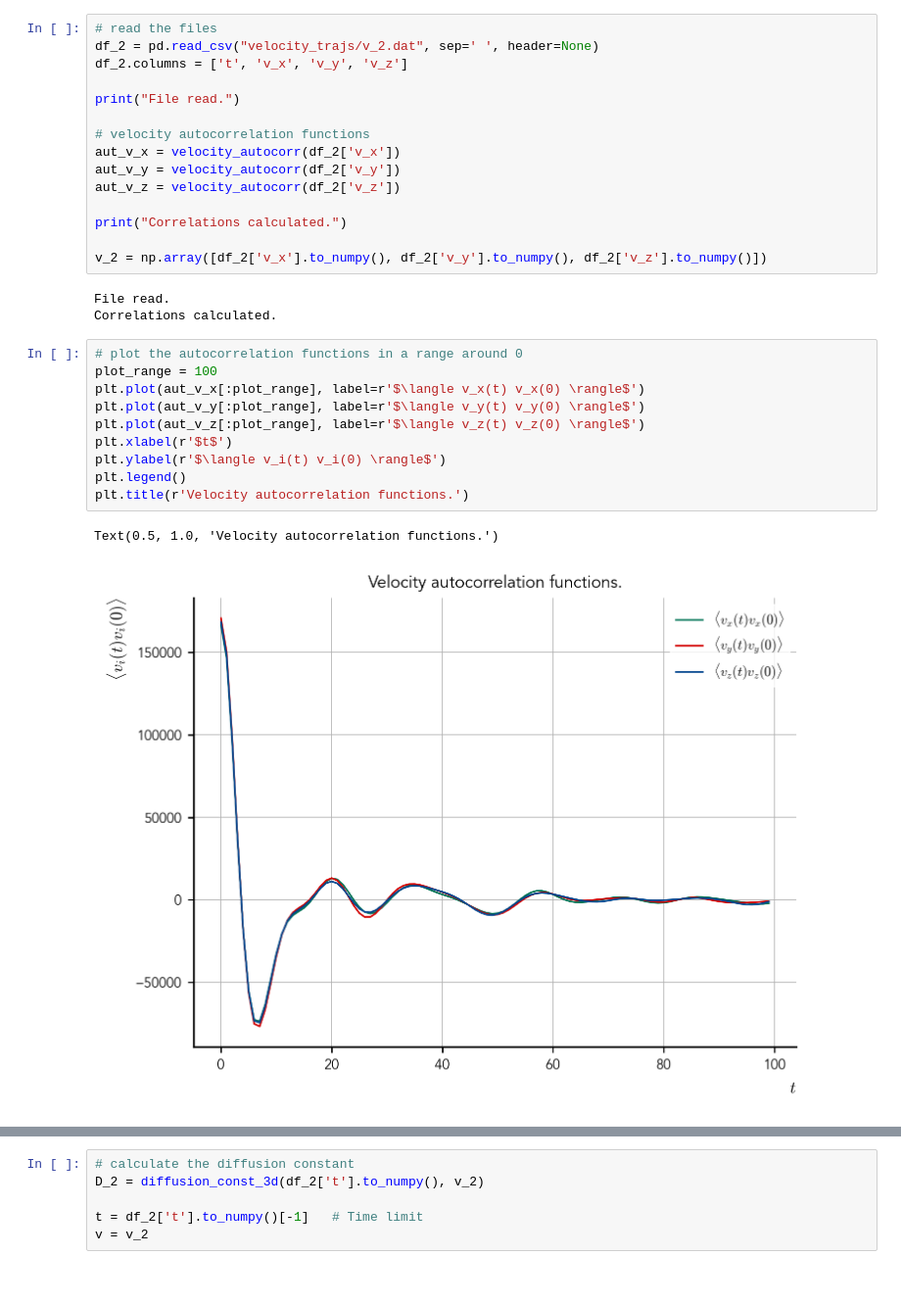
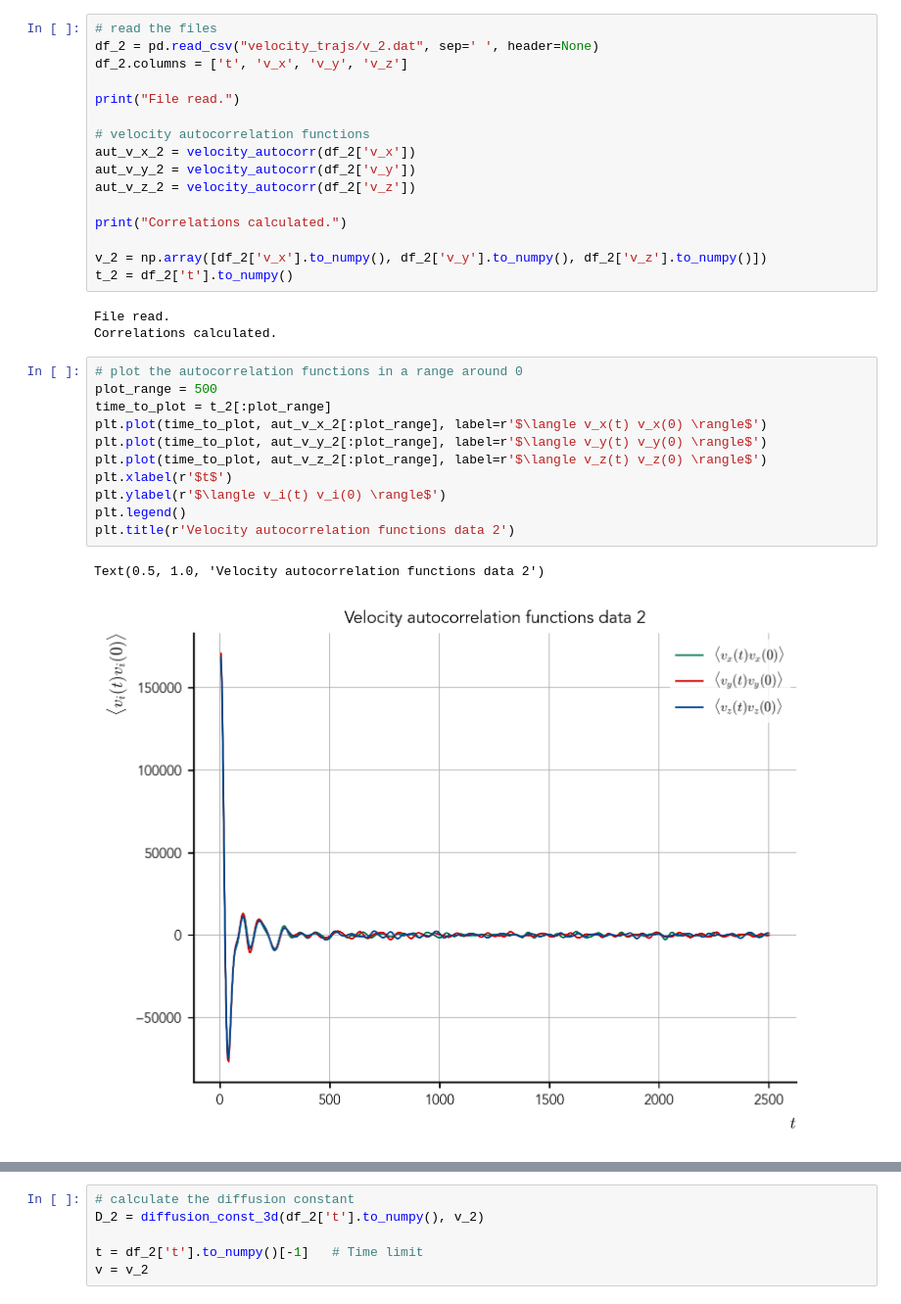
Before and after one commit to Kubiczek36/computational_physics, a Jupyter notebook: ps6/problem_16.ipynb, the cells around one changed output, grey strips where cells are left out. Shown at 98% size. Cells and saved outputs as stored; diff of their text form.

```diff
--- a/ps6/problem_16.ipynb
+++ b/ps6/problem_16.ipynb
@@ -129,26 +151,28 @@ df_2.columns = ['t', 'v_x', 'v_y', 'v_z']
 print("File read.")
 
 # velocity autocorrelation functions
-aut_v_x = velocity_autocorr(df_2['v_x'])
-aut_v_y = velocity_autocorr(df_2['v_y'])
-aut_v_z = velocity_autocorr(df_2['v_z'])
+aut_v_x_2 = velocity_autocorr(df_2['v_x'])
+aut_v_y_2 = velocity_autocorr(df_2['v_y'])
+aut_v_z_2 = velocity_autocorr(df_2['v_z'])
 
 print("Correlations calculated.")
 
 v_2 = np.array([df_2['v_x'].to_numpy(), df_2['v_y'].to_numpy(), df_2['v_z'].to_numpy()])
+t_2 = df_2['t'].to_numpy()
 # %% [output]
 File read.
 Correlations calculated.
 # %%
 # plot the autocorrelation functions in a range around 0
-plot_range = 100
-plt.plot(aut_v_x[:plot_range], label=r'$\langle v_x(t) v_x(0) \rangle$')
-plt.plot(aut_v_y[:plot_range], label=r'$\langle v_y(t) v_y(0) \rangle$')
-plt.plot(aut_v_z[:plot_range], label=r'$\langle v_z(t) v_z(0) \rangle$')
+plot_range = 500
+time_to_plot = t_2[:plot_range]
+plt.plot(time_to_plot, aut_v_x_2[:plot_range], label=r'$\langle v_x(t) v_x(0) \rangle$')
+plt.plot(time_to_plot, aut_v_y_2[:plot_range], label=r'$\langle v_y(t) v_y(0) \rangle$')
+plt.plot(time_to_plot, aut_v_z_2[:plot_range], label=r'$\langle v_z(t) v_z(0) \rangle$')
 plt.xlabel(r'$t$')
 plt.ylabel(r'$\langle v_i(t) v_i(0) \rangle$')
 plt.legend()
-plt.title(r'Velocity autocorrelation functions.')
+plt.title(r'Velocity autocorrelation functions data 2')
 # %% [output]
-Text(0.5, 1.0, 'Velocity autocorrelation functions.')
+Text(0.5, 1.0, 'Velocity autocorrelation functions data 2')
-[figure, old version]
+[figure, new version]
```
Also changed, not shown: parts of 9 cells of this notebook.
